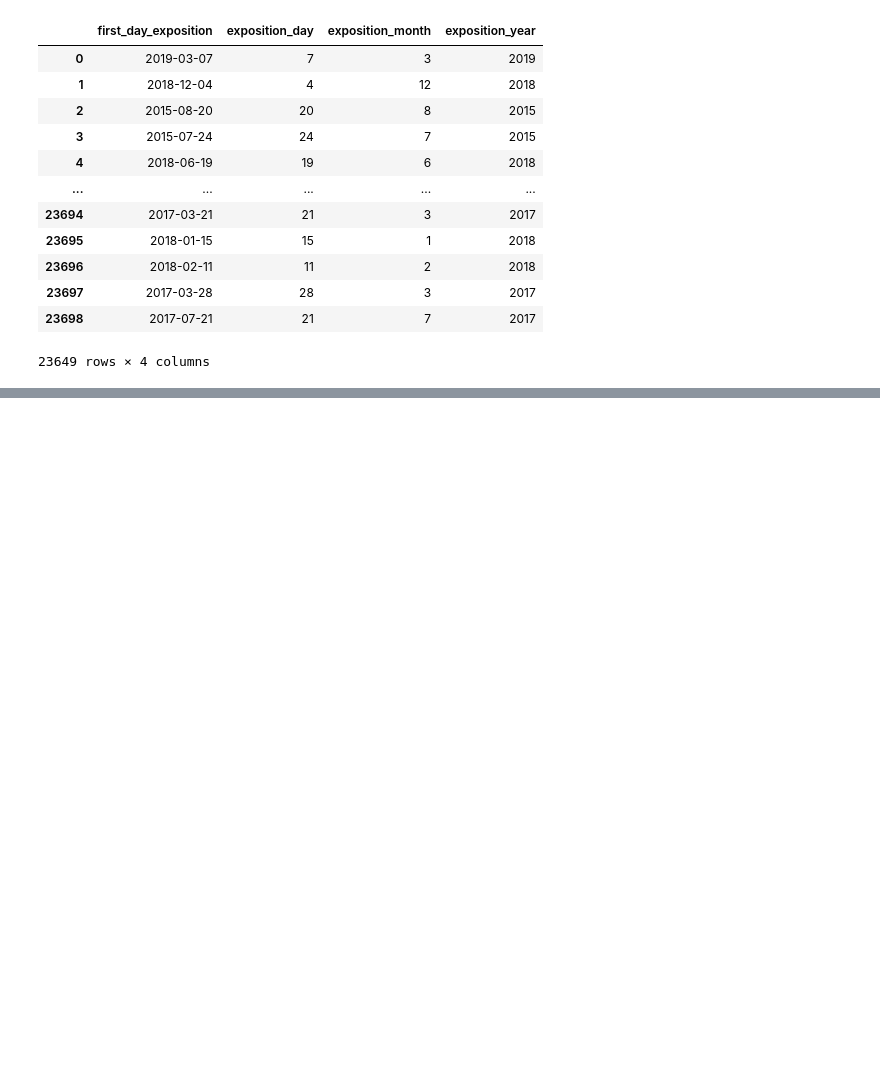
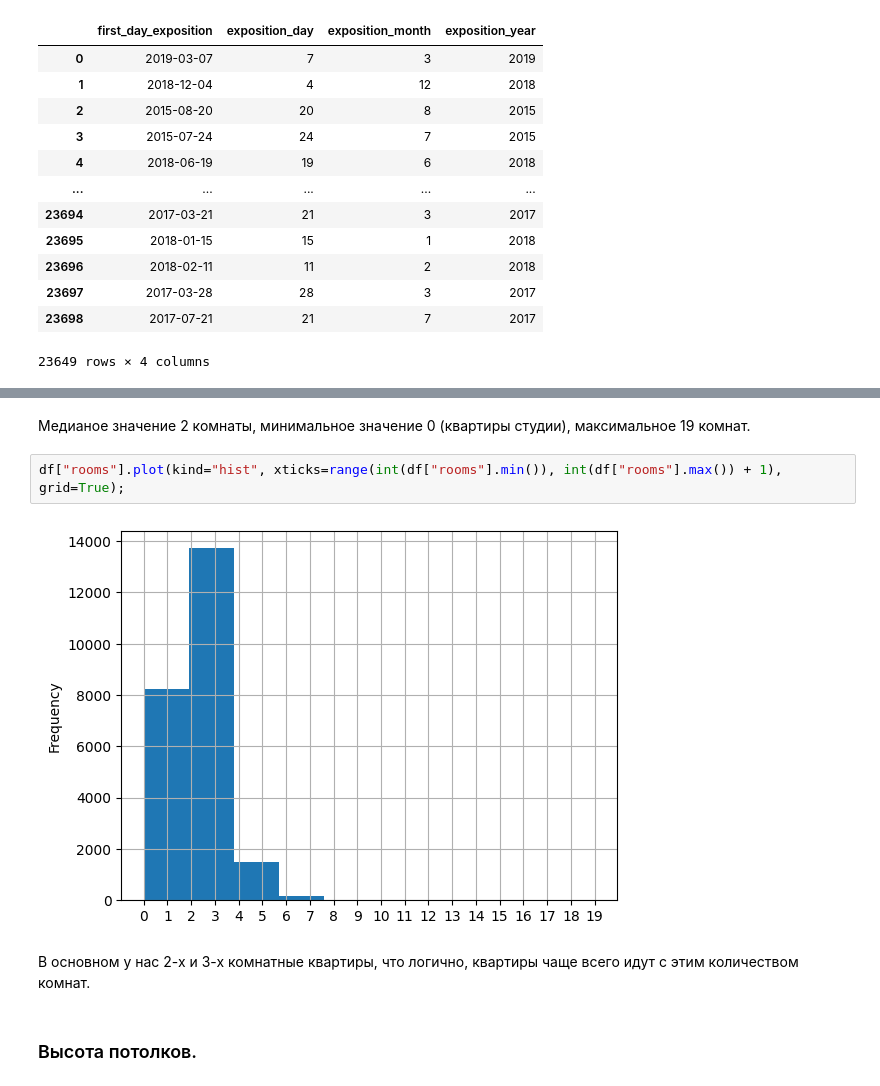
Before and after one commit to Alex-projects-hub/Research_of_advertisements_for_the_sale_of_apartments, a Jupyter notebook: Research_of_advertisements_for_the_sale_of_apartments.ipynb, the cells around one changed output, grey strips where cells are left out. Cells and saved outputs as stored; diff of their text form; blank space fills up the shorter version.

```diff
--- a/Research_of_advertisements_for_the_sale_of_apartments.ipynb
+++ b/Research_of_advertisements_for_the_sale_of_apartments.ipynb
@@ -464,0 +635,10 @@ df[["first_day_exposition", "exposition_day", "exposition_month", "exposition_ye
+# %% [markdown]
+Медианое значение 2 комнаты, минимальное значение 0 (квартиры студии), максимальное 19 комнат.
+# %%
+df["rooms"].plot(kind="hist", xticks=range(int(df["rooms"].min()), int(df["rooms"].max()) + 1), grid=True);
+# %% [output]
+[figure, added]
+# %% [markdown]
+В основном у нас 2-х и 3-х комнатные квартиры, что логично, квартиры чаще всего идут с этим количеством комнат.
+# %% [markdown]
+### Высота потолков.
```
Also changed, not shown: parts of 50 cells of this notebook.
